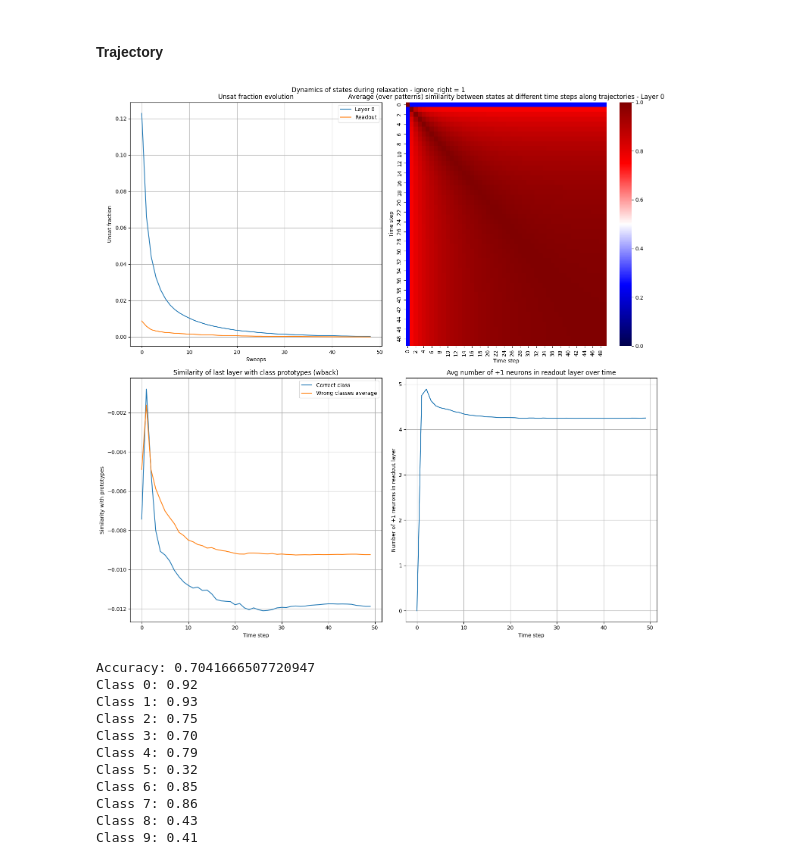
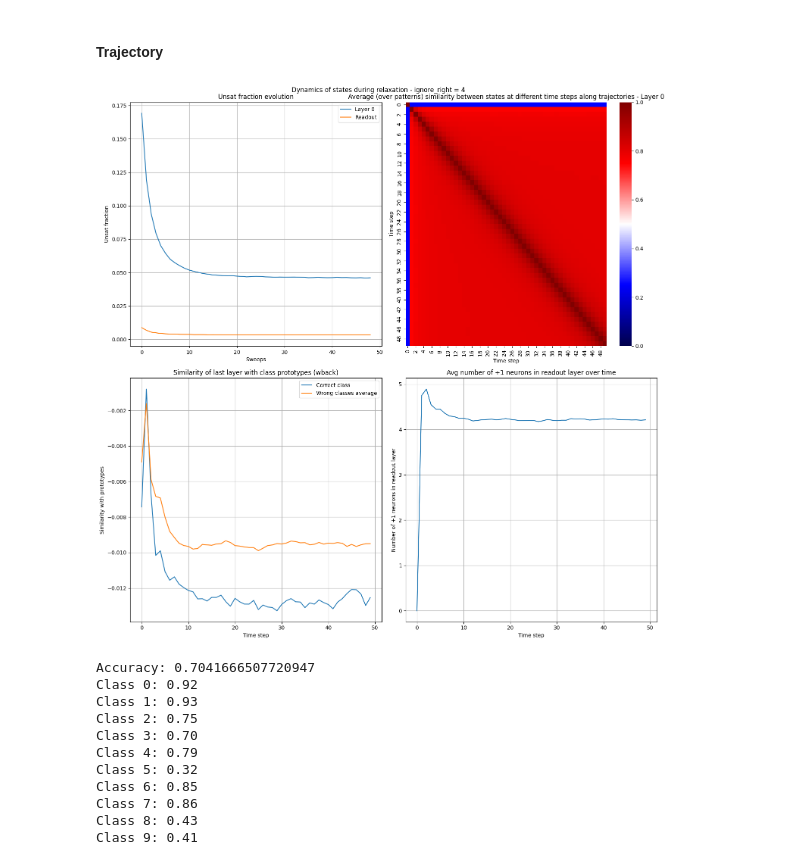
Before and after one commit to mattia-scardecchia/Biological-Learning, a Jupyter notebook: notebooks/mnist.ipynb, the cells around one changed output. Cells and saved outputs as stored; diff of their text form; code cells hidden in the pictures.

```diff
--- a/notebooks/mnist.ipynb
+++ b/notebooks/mnist.ipynb
@@ -17,13 +17,13 @@ num_layers = 1
 max_steps = 5
 init_mode = "zeros"
 init_noise = 0.0
-fc_left = True
+fc_left = False
 fc_right = False
 fc_input = False
 symmetric_W = "buggy"
 double_dynamics = False
 double_update = False
-use_local_ce = True
+use_local_ce = False
 beta_ce = 10.0
 
 # Couplings
@@ -33,8 +33,8 @@ lambda_l = 4.0
 lambda_r = 2.0
 lambda_wback = 1.0
 lambda_internal = 1.0
-lambda_fc = 0.0001
-J_D = 0.5
+lambda_fc = 0.00001
+J_D = 0.3
 
 # Training
 num_epochs = 100
@@ -68,7 +68,7 @@ threshold = [
     3.0,
 ]
 weight_decay = [
-    0.01,
+    0.005,
     0.0,
     0.005,
 ]
@@ -1273,7 +1273,7 @@ tensor([False,  True,  True,  True,  True,  True, False,  True,  True,  True,
 fig, axs = plt.subplots(2, 2, figsize=(15, 15), sharey=False)
 
 
-ignore_right = 1
+ignore_right = 4
 states, unsats = handler.relaxation_trajectory(
     train_inputs, train_targets, max_sweeps, ignore_right=ignore_right
 )
@@ -1325,34 +1325,34 @@ for t in range(T):
     sims_wrong = []
     for shift in range(1, C):
         labels_shifted = (labels + shift) % C
         sims_shifted = torch.nn.functional.cosine_similarity(
             states[:, t, -3, :], model.W_back[:, labels_shifted].T, dim=-1
         ).mean(dim=0, dtype=torch.float32)
         sims_wrong.append(sims_shifted)
     similarities[1, t] = torch.mean(torch.stack(sims_wrong), dim=0)
 ax.plot(similarities[0, :], label="Correct class")
 ax.plot(similarities[1, :], label="Wrong classes average")
 ax.set_xlabel("Time step")
 ax.set_ylabel("Similarity with prototypes")
 ax.set_title("Similarity of last layer with class prototypes (wback)")
 ax.grid()
 ax.legend()
 # number of +1 neurons in readout layer
 ax = axs[1, 1]
 number_ones_readout = (
     (states[:, :, -2, :C] == 1).sum(dim=-1).mean(dim=0, dtype=torch.float32).cpu()
 )  # (T,)
 ax.plot(number_ones_readout)
 ax.set_xlabel("Time step")
 ax.set_ylabel("Number of +1 neurons in readout layer")
 ax.set_title("Avg number of +1 neurons in readout layer over time")
 ax.grid()
 
 fig.suptitle(f"Dynamics of states during relaxation - ignore_right = {ignore_right}")
 plt.tight_layout()
 plt.show()
 # %% [output]
-[figure, old version]
+[figure, new version]
 # %%
 logs = handler.train_epoch(
     train_inputs,
```
Also changed, not shown: parts of 35 cells of this notebook, 1 other file.
